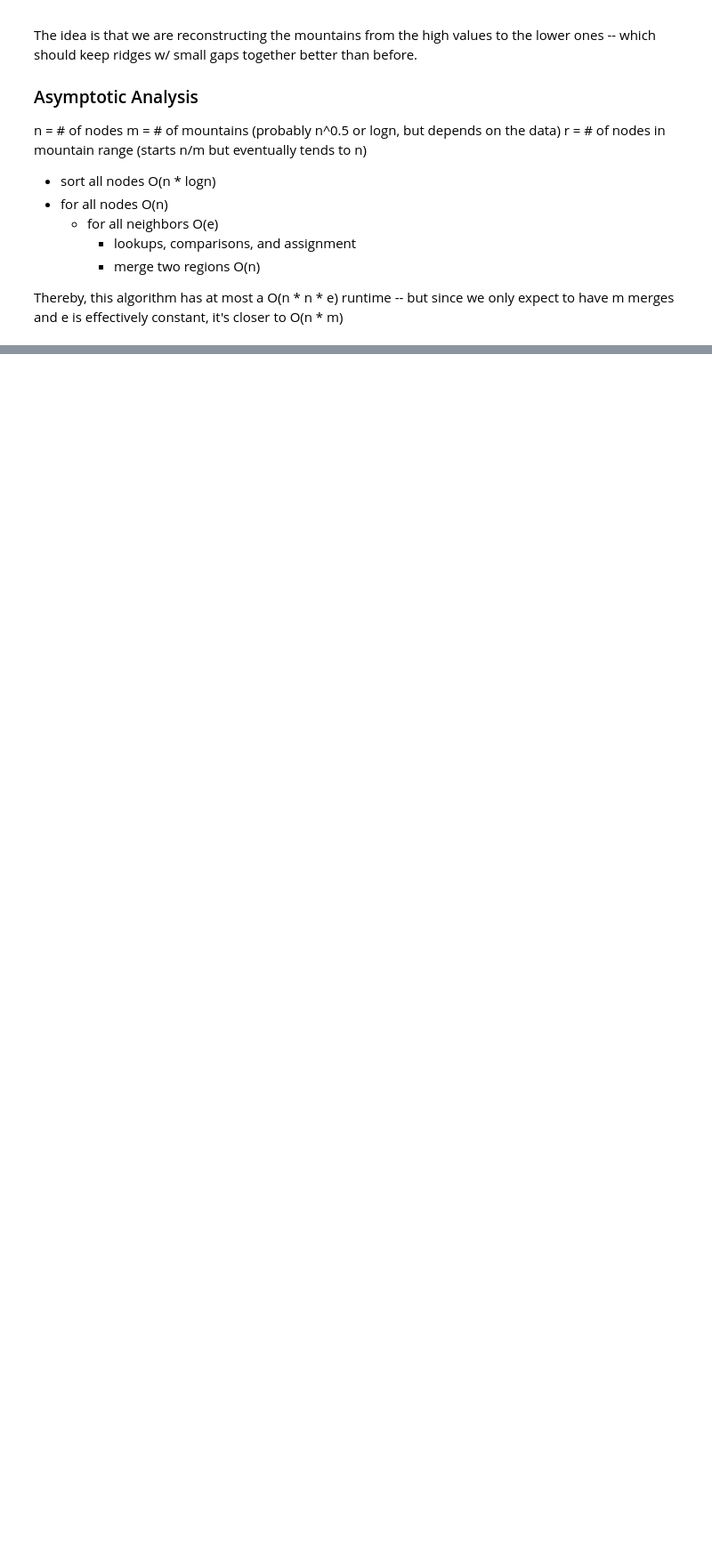
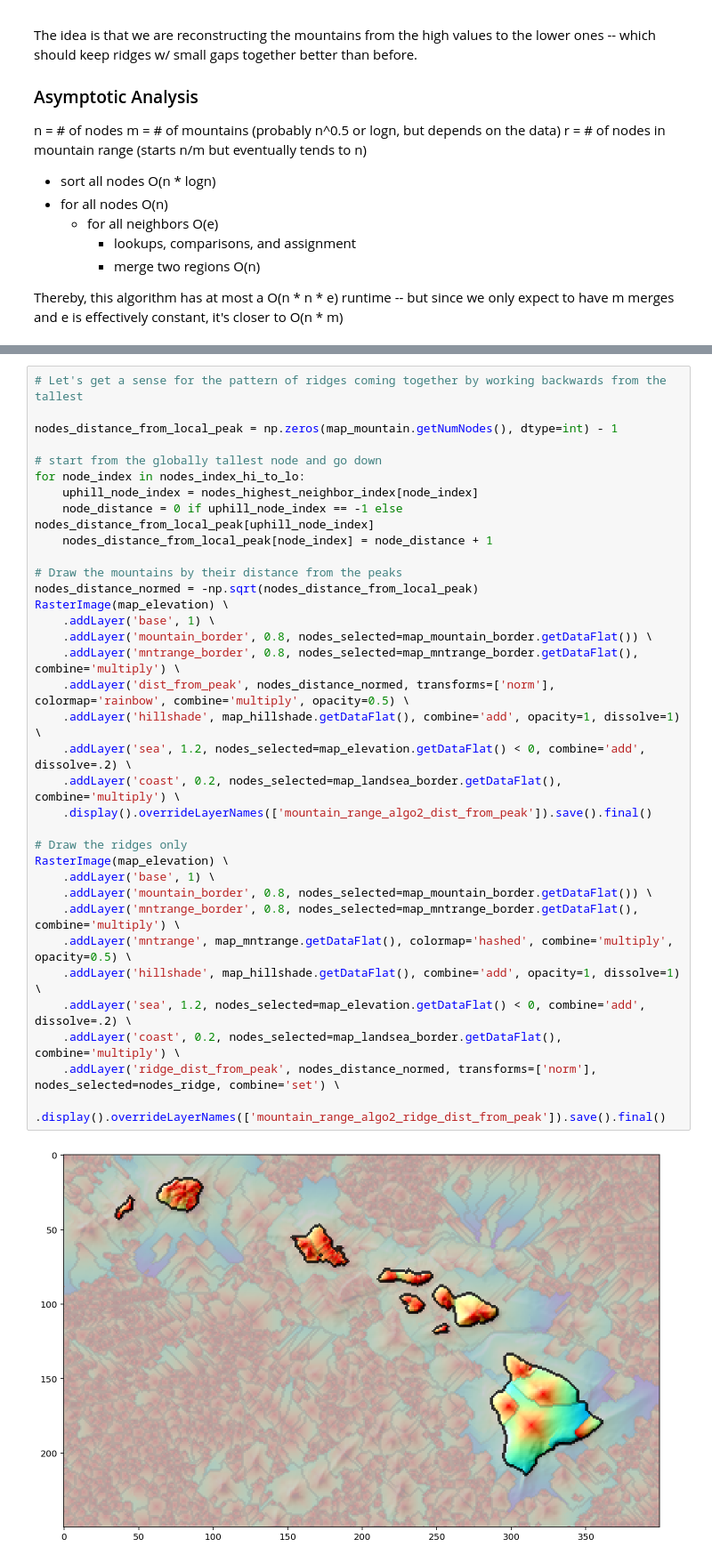
Before and after one commit to conradarcturus/mapalgo, a Jupyter notebook: 03_Mountain_Ranges.ipynb, the cells around one changed output, grey strips where cells are left out. Shown at 89% size. Drawn from its saved outputs; the diff is of its cells as text; blank space fills up the shorter version.

```diff
--- a/03_Mountain_Ranges.ipynb
+++ b/03_Mountain_Ranges.ipynb
@@ -251,0 +340,36 @@ RasterImage(map_elevation) \
+# %%
+# Let's get a sense for the pattern of ridges coming together by working backwards from the tallest
+
+nodes_distance_from_local_peak = np.zeros(map_mountain.getNumNodes(), dtype=int) - 1
+
+# start from the globally tallest node and go down
+for node_index in nodes_index_hi_to_lo:
+    uphill_node_index = nodes_highest_neighbor_index[node_index]
+    node_distance = 0 if uphill_node_index == -1 else nodes_distance_from_local_peak[uphill_node_index]
+    nodes_distance_from_local_peak[node_index] = node_distance + 1
+
+# Draw the mountains by their distance from the peaks
+nodes_distance_normed = -np.sqrt(nodes_distance_from_local_peak)
+RasterImage(map_elevation) \
+    .addLayer('base', 1) \
+    .addLayer('mountain_border', 0.8, nodes_selected=map_mountain_border.getDataFlat()) \
+    .addLayer('mntrange_border', 0.8, nodes_selected=map_mntrange_border.getDataFlat(), combine='multiply') \
+    .addLayer('dist_from_peak', nodes_distance_normed, transforms=['norm'], colormap='rainbow', combine='multiply', opacity=0.5) \
+    .addLayer('hillshade', map_hillshade.getDataFlat(), combine='add', opacity=1, dissolve=1) \
+    .addLayer('sea', 1.2, nodes_selected=map_elevation.getDataFlat() < 0, combine='add', dissolve=.2) \
+    .addLayer('coast', 0.2, nodes_selected=map_landsea_border.getDataFlat(), combine='multiply') \
+    .display().overrideLayerNames(['mountain_range_algo2_dist_from_peak']).save().final()
+
+# Draw the ridges only
+RasterImage(map_elevation) \
+    .addLayer('base', 1) \
+    .addLayer('mountain_border', 0.8, nodes_selected=map_mountain_border.getDataFlat()) \
+    .addLayer('mntrange_border', 0.8, nodes_selected=map_mntrange_border.getDataFlat(), combine='multiply') \
+    .addLayer('mntrange', map_mntrange.getDataFlat(), colormap='hashed', combine='multiply', opacity=0.5) \
+    .addLayer('hillshade', map_hillshade.getDataFlat(), combine='add', opacity=1, dissolve=1) \
+    .addLayer('sea', 1.2, nodes_selected=map_elevation.getDataFlat() < 0, combine='add', dissolve=.2) \
+    .addLayer('coast', 0.2, nodes_selected=map_landsea_border.getDataFlat(), combine='multiply') \
+    .addLayer('ridge_dist_from_peak', nodes_distance_normed, transforms=['norm'], nodes_selected=nodes_ridge, combine='set') \
+    .display().overrideLayerNames(['mountain_range_algo2_ridge_dist_from_peak']).save().final()
+# %% [output]
+[figure, added]
```
Also changed, not shown: parts of 8 cells of this notebook, 5 other files.
